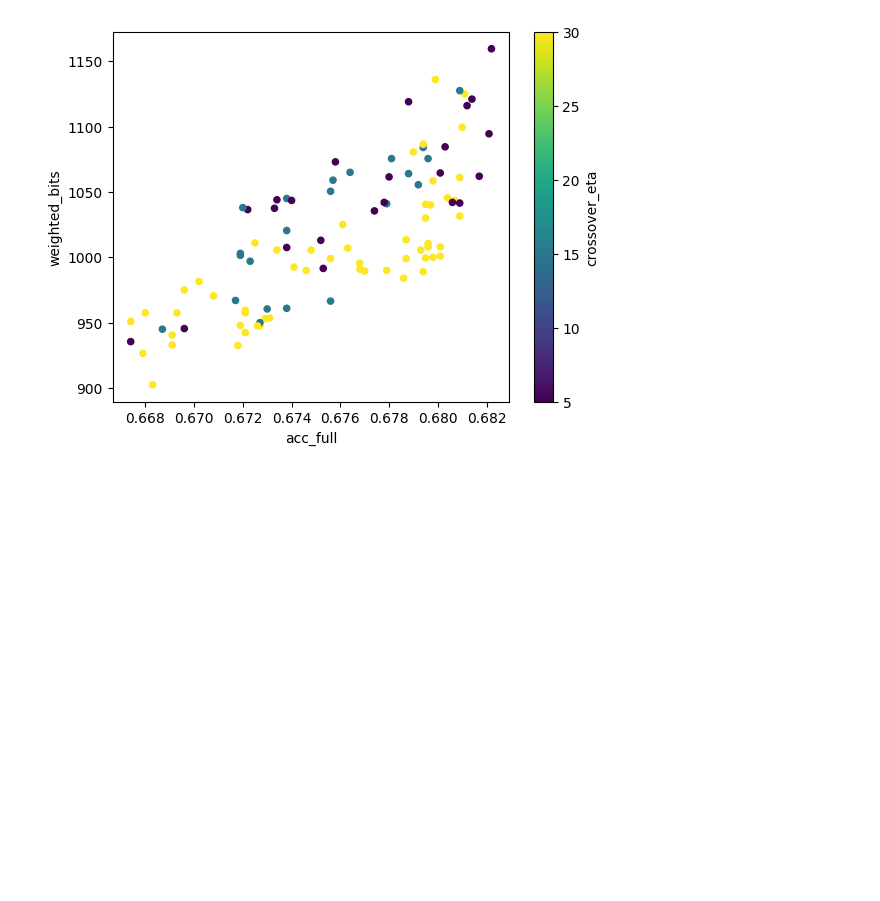
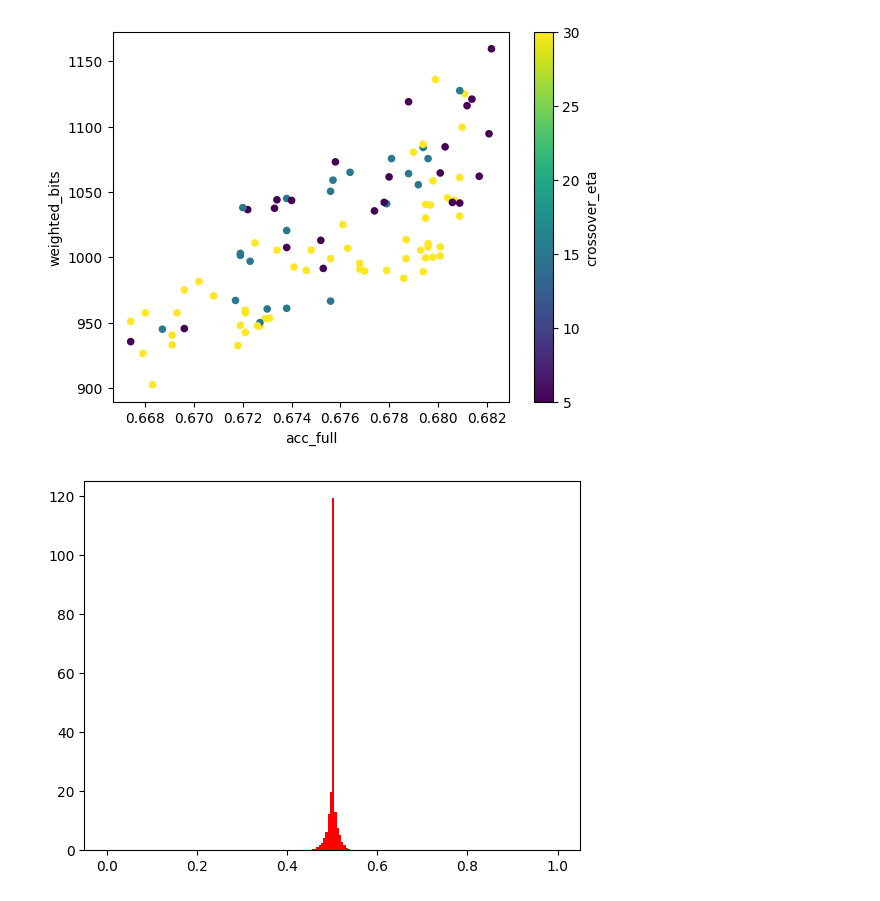
Before and after one commit to itiv-kit/dnn-model-exploration, a Jupyter notebook: doodle_scripts/evaluate_individuals.ipynb, the cells around one changed output. Cells and saved outputs as stored; diff of their text form; code cells hidden in the pictures; blank space fills up the shorter version.

```diff
--- a/doodle_scripts/evaluate_individuals.ipynb
+++ b/doodle_scripts/evaluate_individuals.ipynb
@@ -53,3 +45,31 @@ df.plot(x='acc_full', y='weighted_bits', c='crossover_eta', colormap='viridis',
 # %% [output]
 <AxesSubplot: xlabel='acc_full', ylabel='weighted_bits'>
 [figure]
+# %%
+import matplotlib.pyplot as plt
+import numpy as np
+
+from pymoo.core.population import Population
+from pymoo.core.problem import Problem
+from pymoo.operators.mutation.pm import PolynomialMutation
+from pymoo.operators.mutation.gauss import GaussianMutation
+
+
+def show(eta_mut):
+    problem = Problem(n_var=1, xl=0.0, xu=1.0)
+
+    X = np.full((5000, 1), 0.5)
+    pop = Population.new(X=X)
+
+    mutation = PolynomialMutation(prob=1.0, eta=eta_mut)
+    # mutation = GaussianMutation(sigma=eta_mut)
+
+    off = mutation(problem, pop)
+    Xp = off.get("X")
+
+    plt.hist(Xp, range=(0.0, 1.0), bins=200, density=True, color="red")
+    plt.show()
+
+show(100.0)
+# %% [output]
+[figure, added]
```
Also changed, not shown: parts of 4 cells of this notebook, 8 other files.
